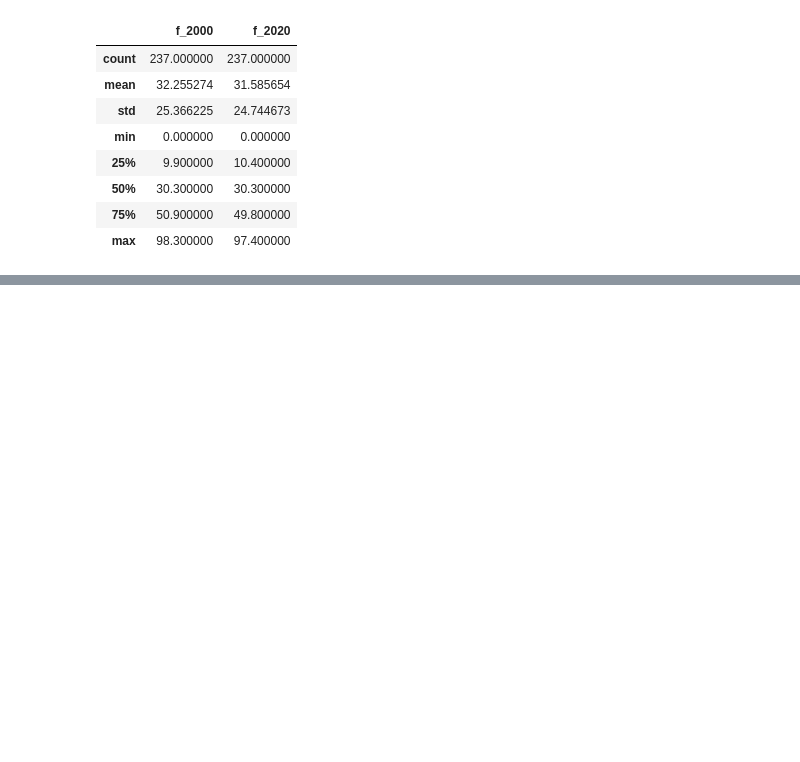
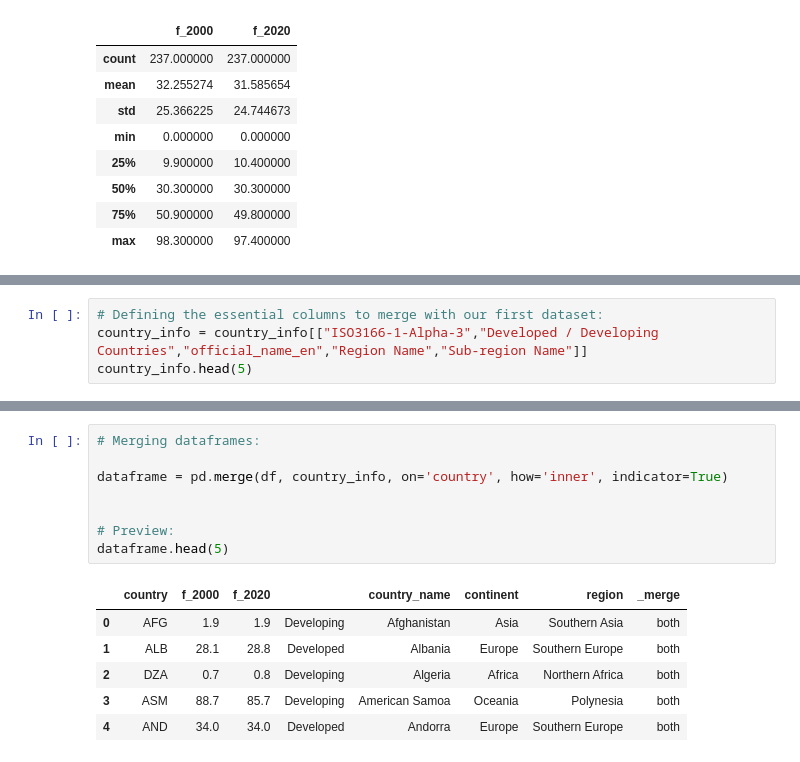
Before and after one commit to anacbneumann/Deforestation_analysis, a Jupyter notebook: deforestation_eda.ipynb, the cells around one changed output, grey strips where cells are left out. Cells and saved outputs as stored; diff of their text form; blank space fills up the shorter version.

```diff
--- a/deforestation_eda.ipynb
+++ b/deforestation_eda.ipynb
@@ -140,0 +174,4 @@ LINK: https://datahub.io/core/country-codes#data
+# %%
+# Defining the essential columns to merge with our first dataset:
+country_info = country_info[["ISO3166-1-Alpha-3","Developed / Developing Countries","official_name_en","Region Name","Sub-region Name"]]
+country_info.head(5)
@@ -140,0 +201,15 @@ LINK: https://datahub.io/core/country-codes#data
+# %%
+# Merging dataframes:
+
+dataframe = pd.merge(df, country_info, on='country', how='inner', indicator=True)
+
+
+# Preview:
+dataframe.head(5)
+# %% [output]
+|  | country | f_2000 | f_2020 |  | country_name | continent | region | _merge |
+| 0 | AFG | 1.9 | 1.9 | Developing | Afghanistan | Asia | Southern Asia | both |
+| 1 | ALB | 28.1 | 28.8 | Developed | Albania | Europe | Southern Europe | both |
+| 2 | DZA | 0.7 | 0.8 | Developing | Algeria | Africa | Northern Africa | both |
+| 3 | ASM | 88.7 | 85.7 | Developing | American Samoa | Oceania | Polynesia | both |
+| 4 | AND | 34.0 | 34.0 | Developed | Andorra | Europe | Southern Europe | both |
```
Also changed, not shown: parts of 23 cells of this notebook, 2 other files.
